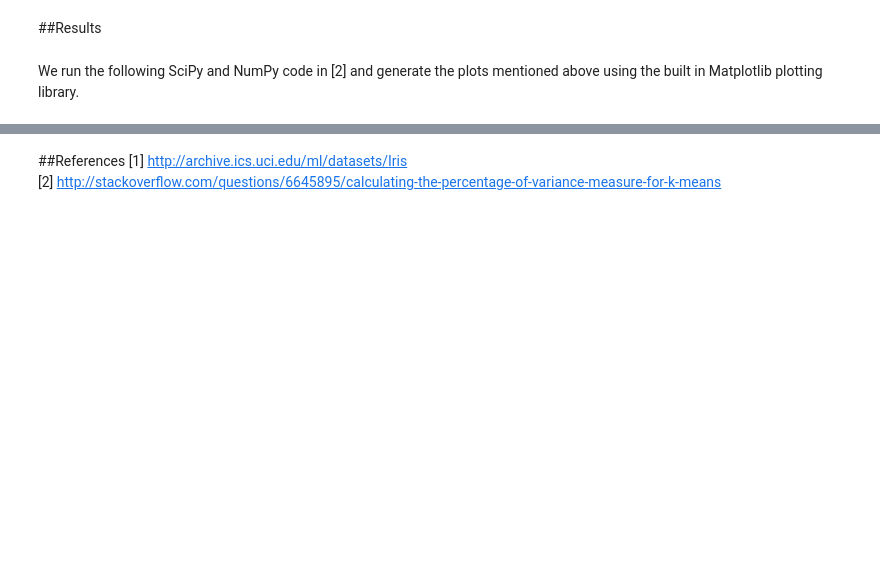
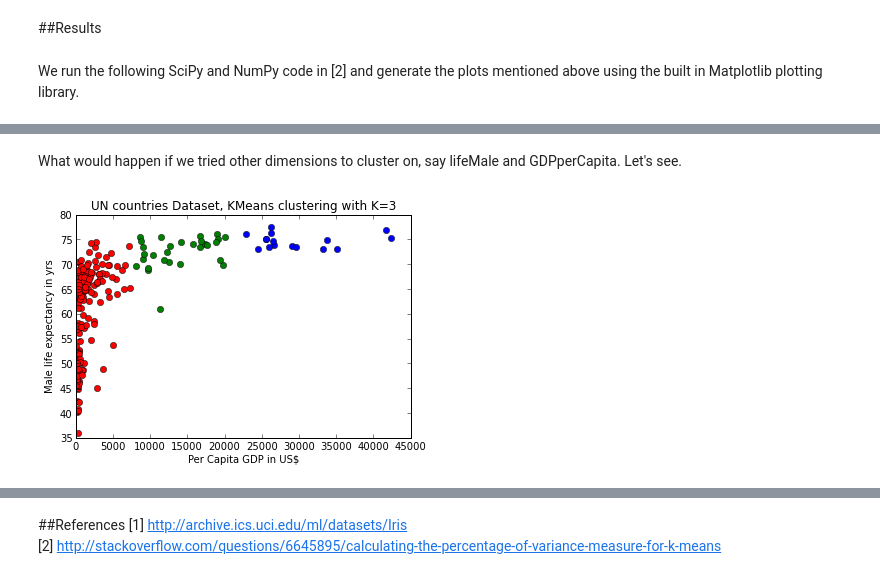
Before and after one commit to nborwankar/opendatasci, a Jupyter notebook: notebooks/D3. K-Means Clustering Analysis.ipynb, the cells around one changed output, grey strips where cells are left out. Drawn from its saved outputs; the diff is of its cells as text; code cells hidden in the pictures; blank space fills up the shorter version.

```diff
--- a/notebooks/D3. K-Means Clustering Analysis.ipynb
+++ b/notebooks/D3. K-Means Clustering Analysis.ipynb
@@ -79,0 +57,7 @@ plt.show()
+# %% [markdown]
+What would happen if we tried other dimensions to cluster on, say lifeMale and GDPperCapita.
+Let's see.
+# %%
+(pl0,pl1,pl2) = kmeans.plot_clusters(X,c,3,0,False)
+# %% [output]
+[figure, added]
```
Also changed, not shown: parts of 13 cells of this notebook, 12 other files.
